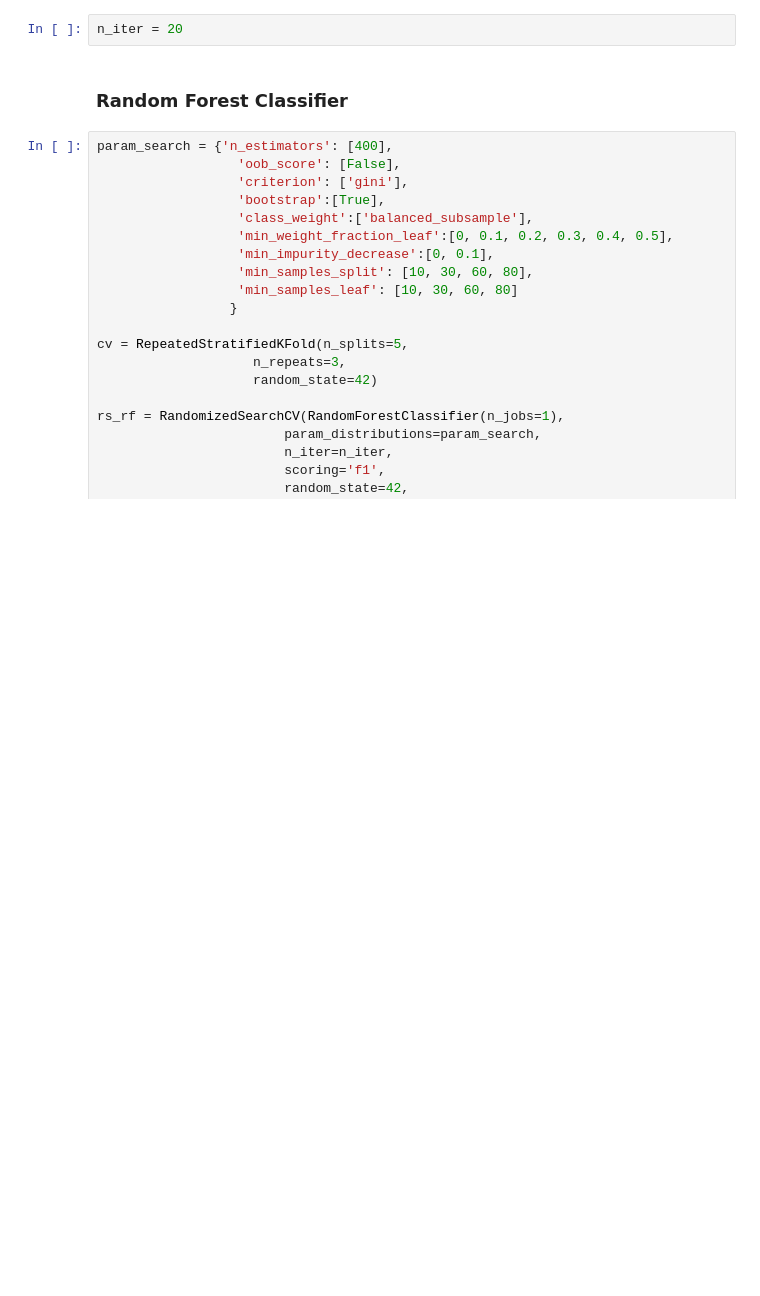
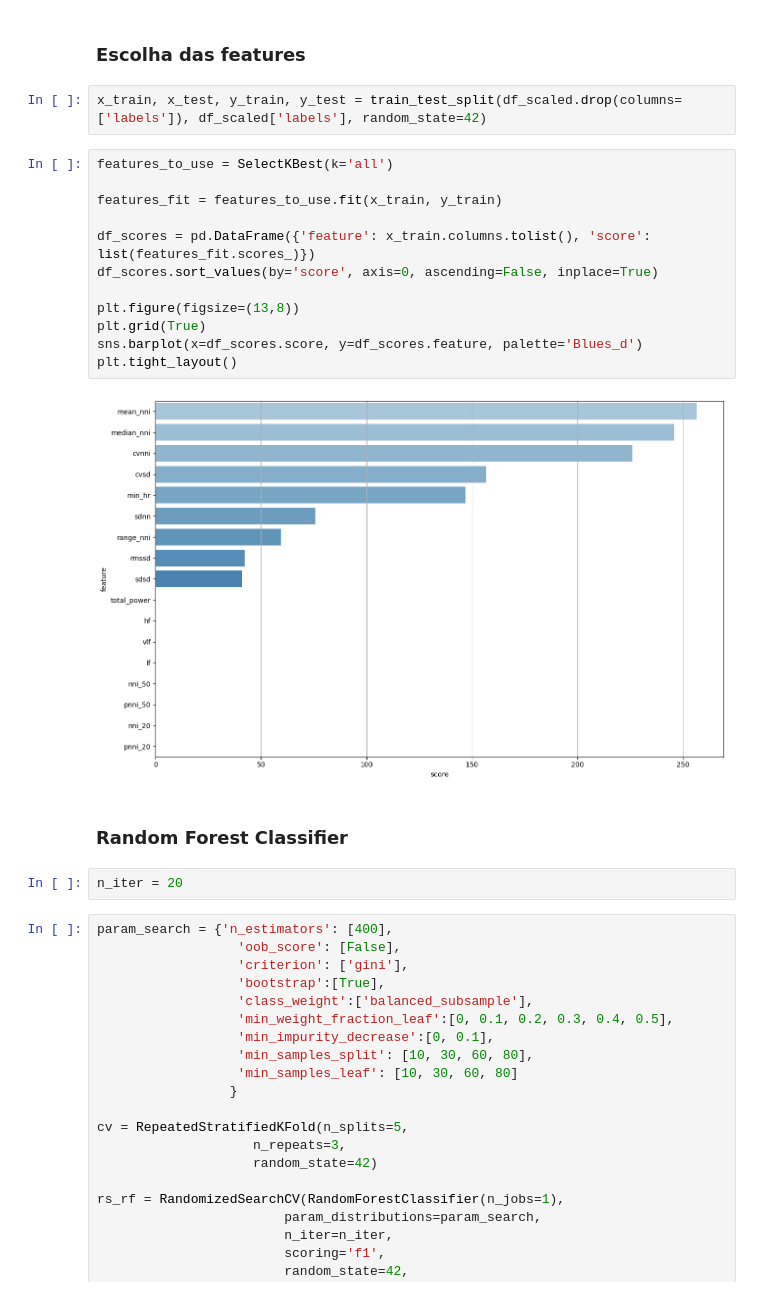
Before and after one commit to Vinicius-ufsc/informatica_medica, a Jupyter notebook: models_17.ipynb, the cells around one changed output. Cells and saved outputs as stored; diff of their text form; blank space fills up the shorter version.

```diff
--- a/models_17.ipynb
+++ b/models_17.ipynb
@@ -43,7 +62,25 @@ dtype: int64
+# %% [markdown]
+### Escolha das features
+# %%
+x_train, x_test, y_train, y_test = train_test_split(df_scaled.drop(columns=['labels']), df_scaled['labels'], random_state=42)
+# %%
+features_to_use = SelectKBest(k='all')
+
+features_fit = features_to_use.fit(x_train, y_train)
+
+df_scores = pd.DataFrame({'feature': x_train.columns.tolist(), 'score': list(features_fit.scores_)})
+df_scores.sort_values(by='score', axis=0, ascending=False, inplace=True)
+
+plt.figure(figsize=(13,8))
+plt.grid(True)
+sns.barplot(x=df_scores.score, y=df_scores.feature, palette='Blues_d')
+plt.tight_layout()
+# %% [output]
+[figure, added]
+# %% [markdown]
+### Random Forest Classifier
 # %%
 n_iter = 20
-# %% [markdown]
-### Random Forest Classifier
 # %%
 param_search = {'n_estimators': [400],
                   'oob_score': [False],
```
Also changed, not shown: parts of 19 cells of this notebook, 1 other file.
